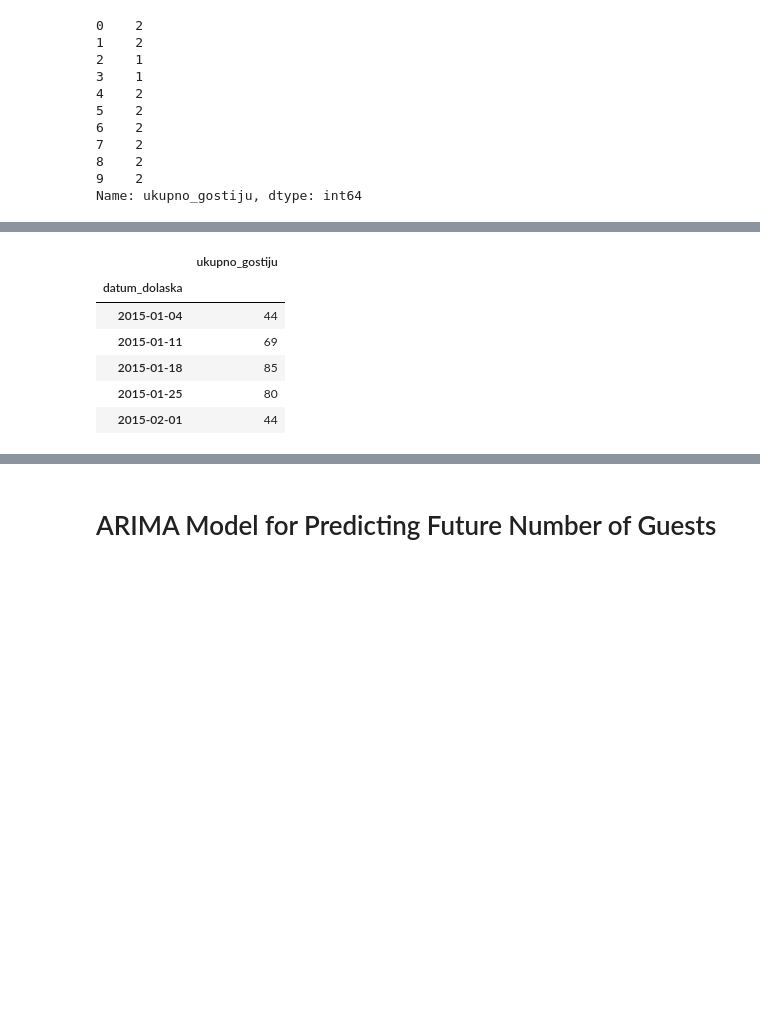
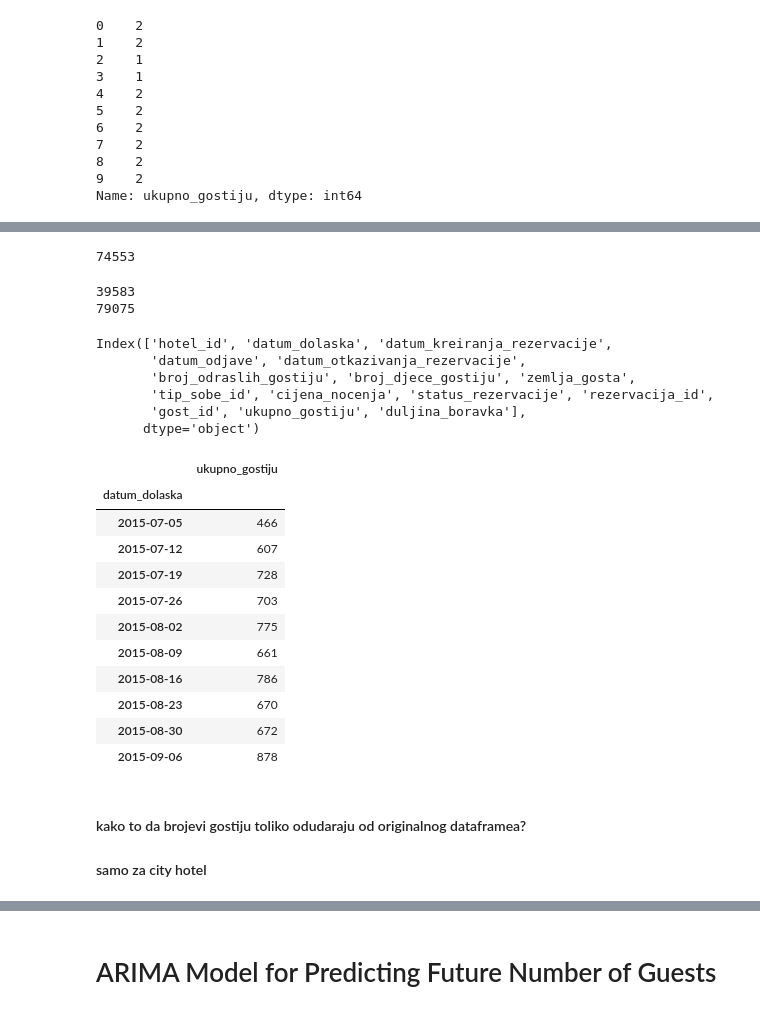
Before and after one commit to MarkoHaralovic/Prediction-of-Hotel-Occupancy, a Jupyter notebook: prediction-of-hotel-occupancy/notebooks/hotel-booking-demand-num-of-guest-prediction.ipynb, the cells around one changed output, grey strips where cells are left out. Cells and saved outputs as stored; diff of their text form; code cells hidden in the pictures; blank space fills up the shorter version.

```diff
--- a/prediction-of-hotel-occupancy/notebooks/hotel-booking-demand-num-of-guest-prediction.ipynb
+++ b/prediction-of-hotel-occupancy/notebooks/hotel-booking-demand-num-of-guest-prediction.ipynb
@@ -86,8 +94,8 @@ dtype: int64
 # %% [markdown]
 # Data Cleaning
 # %%
-# data = data.drop(['company', 'agent'], axis=1)
-data = data.dropna(subset=['zemlja_gosta', 'broj_djece_gostiju'], axis=0)
+#data = data.drop(['company', 'agent'], axis=1)
+data = data.dropna(subset=['zemlja_gosta', 'broj_djece_gostiju','datum_dolaska'], axis=0)
 data = data.reset_index(drop=True)
 data.head()
 # %% [output]
@@ -99,0 +118,3 @@ data.head()
+# %%
+data = data[~(data['zemlja_gosta']=='0')]
+print(len(data))
@@ -151,0 +178,4 @@ Name: ukupno_gostiju, dtype: int64
+# %%
+data['duljina_boravka'] = data['datum_odjave'] - data['datum_dolaska']
+data['duljina_boravka'] = data['duljina_boravka'].dt.days
+data.head(10)
@@ -160,15 +202,47 @@ dataNoCancel = data[data['datum_otkazivanja_rezervacije'] != None]
 dataNoCancel = dataNoCancel.reset_index(drop=True)
+# %%
+print(len(dataNoCancel))
+# %% [output]
+74553
+# %%
+dataResort = data[data['hotel_id'] == 0]
+dataCity = data[data['hotel_id'] == 1]
+
+assert len(dataResort) + len(dataCity) == len(data)
+# %%
+print(len(dataResort))
+print(len(dataCity))
+# %% [output]
+39583
+79075
+# %%
+dataResort.columns
+# %% [output]
+Index(['hotel_id', 'datum_dolaska', 'datum_kreiranja_rezervacije',
+       'datum_odjave', 'datum_otkazivanja_rezervacije',
+       'broj_odraslih_gostiju', 'broj_djece_gostiju', 'zemlja_gosta',
+       'tip_sobe_id', 'cijena_nocenja', 'status_rezervacije', 'rezervacija_id',
+       'gost_id', 'ukupno_gostiju', 'duljina_boravka'],
+      dtype='object')
 # %%
 # Calculating Number of Guests Weekly - Resort Hotel
-NumberOfGuests = data[['datum_dolaska', 'ukupno_gostiju']]
-NumberOfGuestsWeekly = data['ukupno_gostiju'].groupby(data['datum_dolaska']).sum()
-NumberOfGuestsWeekly = NumberOfGuestsWeekly.resample('w').sum().to_frame()
-NumberOfGuestsWeekly.head()
+NumberOfGuestsResort = dataResort[['datum_dolaska', 'ukupno_gostiju']]
+NumberOfGuestsWeeklyResort = dataResort['ukupno_gostiju'].groupby(dataResort['datum_dolaska']).sum()
+NumberOfGuestsWeeklyResort = NumberOfGuestsWeeklyResort.resample('w').sum().to_frame()
+NumberOfGuestsWeeklyResort.head(10)
 # %% [output]
 |  | ukupno_gostiju |
 | datum_dolaska |  |
-| 2015-01-04 | 44 |
-| 2015-01-11 | 69 |
-| 2015-01-18 | 85 |
-| 2015-01-25 | 80 |
-| 2015-02-01 | 44 |
+| 2015-07-05 | 466 |
+| 2015-07-12 | 607 |
+| 2015-07-19 | 728 |
+| 2015-07-26 | 703 |
+| 2015-08-02 | 775 |
+| 2015-08-09 | 661 |
+| 2015-08-16 | 786 |
+| 2015-08-23 | 670 |
+| 2015-08-30 | 672 |
+| 2015-09-06 | 878 |
+# %% [markdown]
+#### kako to da brojevi gostiju toliko odudaraju od originalnog dataframea?
+#### samo za city hotel
```
Also changed, not shown: parts of 35 cells of this notebook.
